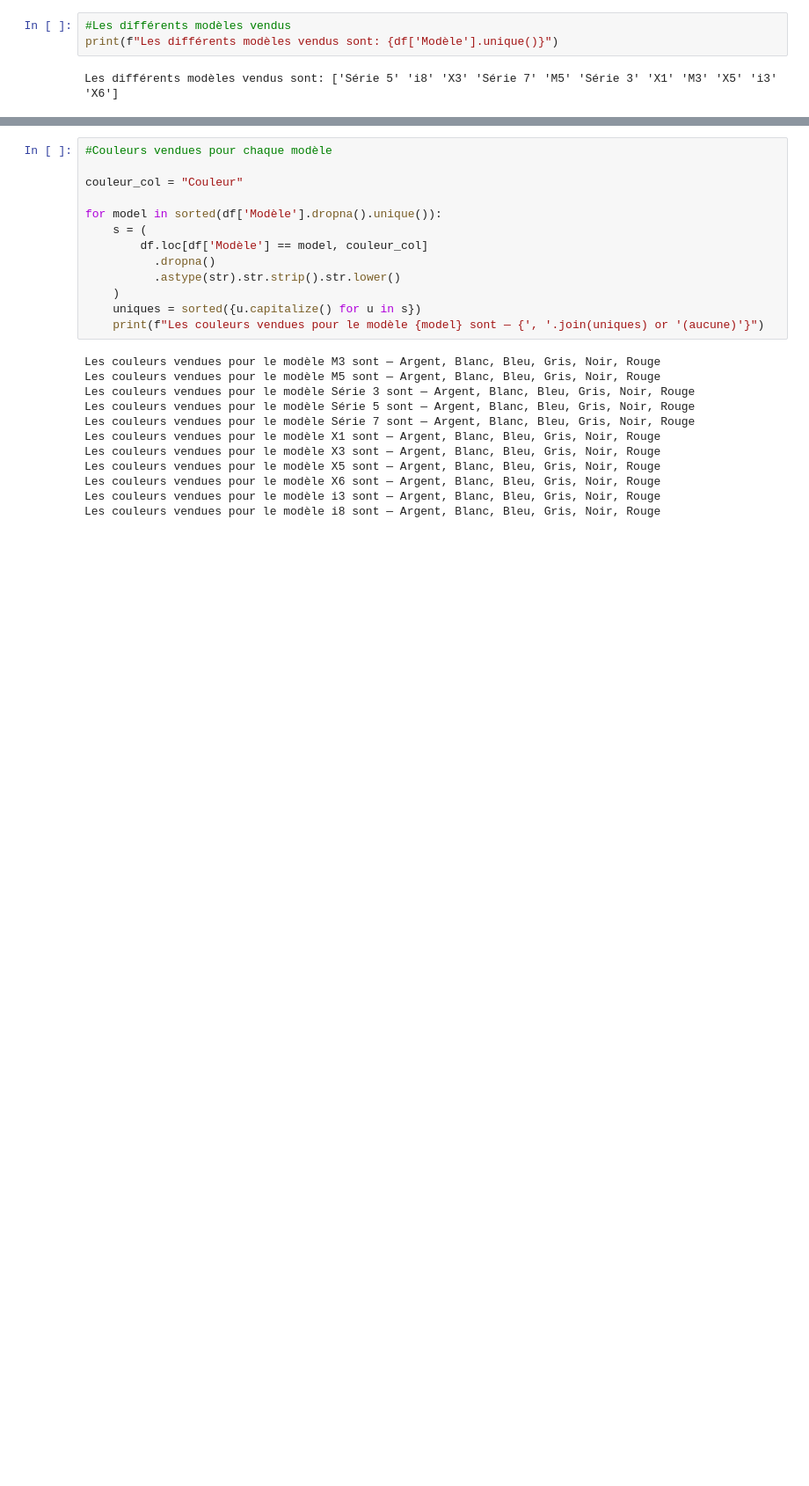
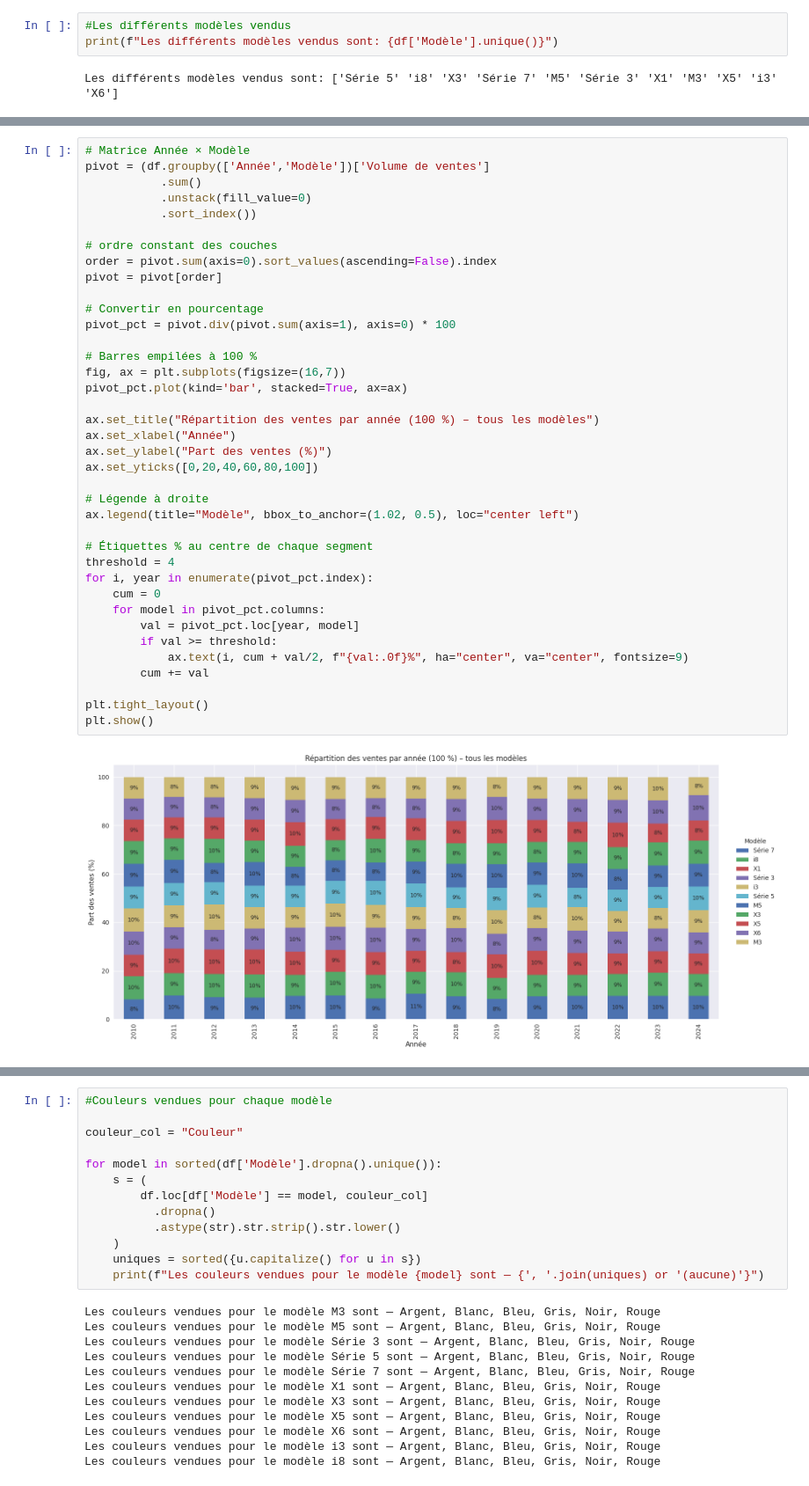
Before and after one commit to Nandaak96/BMW-Worldwide-Sales-Records-2010-2024-, a Jupyter notebook: Traitrement.ipynb, the cells around one changed output, grey strips where cells are left out. Shown at 88% size. Cells and saved outputs as stored; diff of their text form; blank space fills up the shorter version.

```diff
--- a/Traitrement.ipynb
+++ b/Traitrement.ipynb
@@ -232,0 +253,40 @@ modele_annee= df.groupby('Année', 'Modèle')['Volume de ventes'].sum()
+# %%
+# Matrice Année × Modèle
+pivot = (df.groupby(['Année','Modèle'])['Volume de ventes']
+           .sum()
+           .unstack(fill_value=0)
+           .sort_index())
+
+# ordre constant des couches
+order = pivot.sum(axis=0).sort_values(ascending=False).index
+pivot = pivot[order]
+
+# Convertir en pourcentage
+pivot_pct = pivot.div(pivot.sum(axis=1), axis=0) * 100
+
+# Barres empilées à 100 %
+fig, ax = plt.subplots(figsize=(16,7))
+pivot_pct.plot(kind='bar', stacked=True, ax=ax)
+
+ax.set_title("Répartition des ventes par année (100 %) – tous les modèles")
+ax.set_xlabel("Année")
+ax.set_ylabel("Part des ventes (%)")
+ax.set_yticks([0,20,40,60,80,100])
+
+# Légende à droite
+ax.legend(title="Modèle", bbox_to_anchor=(1.02, 0.5), loc="center left")
+
+# Étiquettes % au centre de chaque segment
+threshold = 4
+for i, year in enumerate(pivot_pct.index):
+    cum = 0
+    for model in pivot_pct.columns:
+        val = pivot_pct.loc[year, model]
+        if val >= threshold:
+            ax.text(i, cum + val/2, f"{val:.0f}%", ha="center", va="center", fontsize=9)
+        cum += val
+
+plt.tight_layout()
+plt.show()
+# %% [output]
+[figure, added]
```
Also changed, not shown: parts of 9 cells of this notebook.
